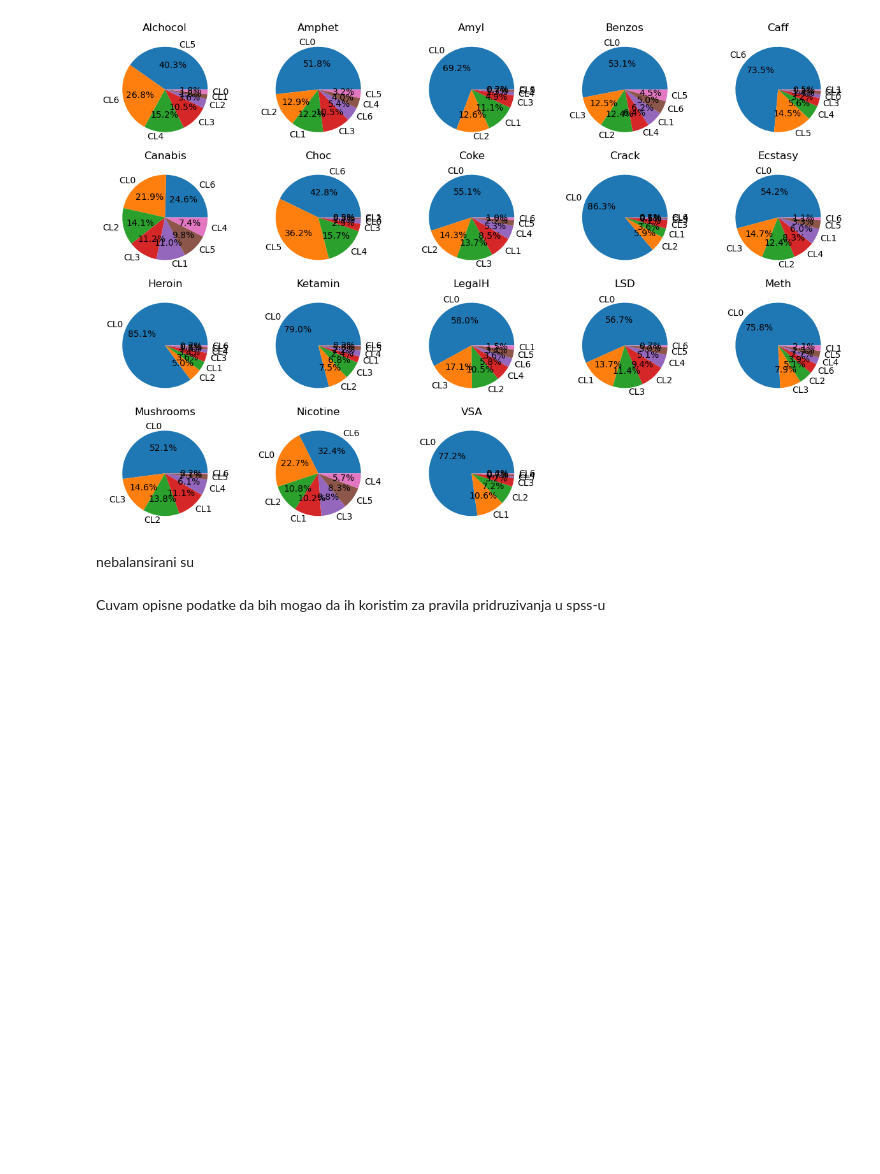
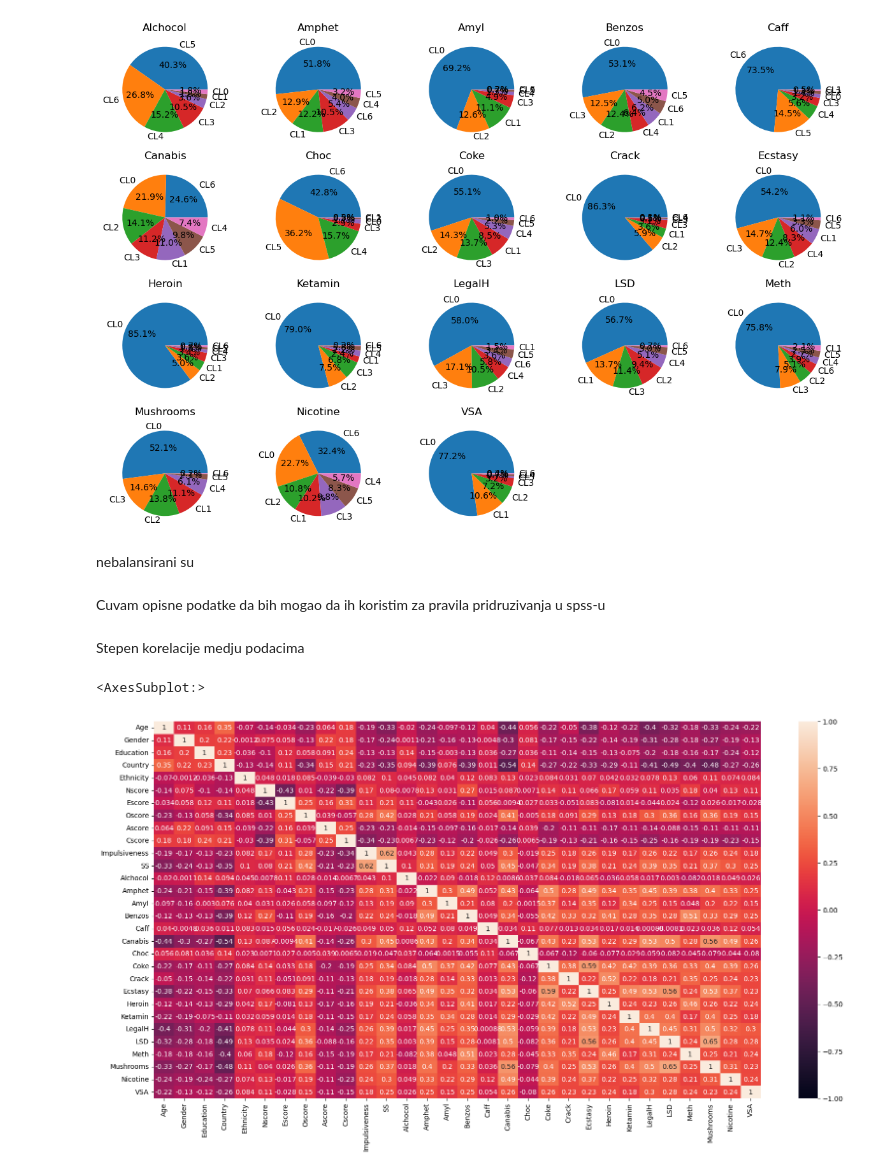
Before and after one commit to MATF-istrazivanje-podataka-1/2023_Data_Mining_Drugs_consumption_Dataset, a Jupyter notebook: Drug consumption_data_analisys.ipynb, the cells around one changed output. Drawn from its saved outputs; the diff is of its cells as text; code cells hidden in the pictures; blank space fills up the shorter version.

```diff
--- a/Drug consumption_data_analisys.ipynb
+++ b/Drug consumption_data_analisys.ipynb
@@ -404,3 +406,35 @@ nebalansirani su
 Cuvam opisne podatke da bih mogao da ih koristim za pravila pridruzivanja u spss-u
 # %%
 podaci_opisno.to_csv('SPSSdata. csv')
+# %% [markdown]
+Stepen korelacije medju podacima
+# %%
+podaci_svi = podaci.copy()
+
+def drug_encoder(x):
+    if x == 'CL0':
+        return 0
+    elif x == 'CL1':
+        return 1
+    elif x == 'CL2':
+        return 2
+    elif x == 'CL3':
+        return 3
+    elif x == 'CL4':
+        return 4
+    elif x == 'CL4':
+        return 5
+    elif x == 'CL5':
+        return 6
+    else:
+        return 7
+# %%
+for klasa in klase:
+    podaci_svi[klasa] = podaci[klasa].apply(drug_encoder)
+# %%
+corr = podaci_svi.corr()
+plt.figure(figsize=(20,10))
+sns.heatmap(corr, annot=True, vmin=-1)
+# %% [output]
+<AxesSubplot:>
+[figure, added]
```
Also changed, not shown: parts of 3 cells of this notebook, 10 other files.
